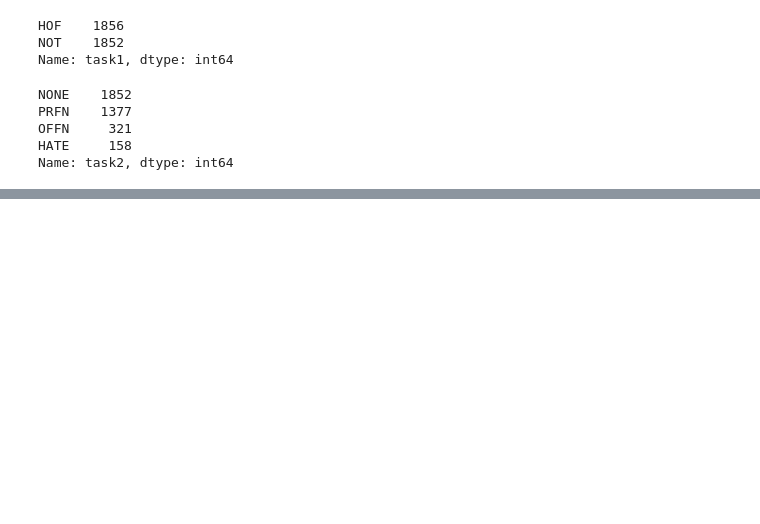
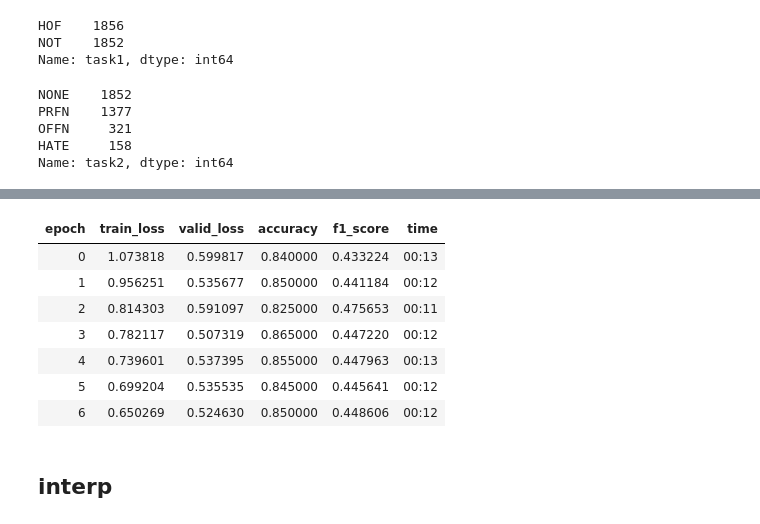
Before and after one commit to tezike/Hasoc, a Jupyter notebook: nbs/main.ipynb, the cells around one changed output, grey strips where cells are left out. Saved outputs shown, nothing was run; the diff lists cells and outputs as text; code cells hidden in the pictures; blank space fills up the shorter version.

```diff
--- a/nbs/main.ipynb
+++ b/nbs/main.ipynb
@@ -106,0 +147,14 @@ learn.validate()
+# %%
+#export
+lr = 4e-4
+
+learn.fit_one_cycle(7, lr, moms=(0.8,0.7,0.8), wd=0.1)
+# %% [output]
+| epoch | train_loss | valid_loss | accuracy | f1_score | time |
+| 0 | 1.073818 | 0.599817 | 0.840000 | 0.433224 | 00:13 |
+| 1 | 0.956251 | 0.535677 | 0.850000 | 0.441184 | 00:12 |
+| 2 | 0.814303 | 0.591097 | 0.825000 | 0.475653 | 00:11 |
+| 3 | 0.782117 | 0.507319 | 0.865000 | 0.447220 | 00:12 |
+| 4 | 0.739601 | 0.537395 | 0.855000 | 0.447963 | 00:13 |
+| 5 | 0.699204 | 0.535535 | 0.845000 | 0.445641 | 00:12 |
+| 6 | 0.650269 | 0.524630 | 0.850000 | 0.448606 | 00:12 |
@@ -106,0 +164,2 @@ learn.validate()
+# %% [markdown]
+## interp
```
Also changed, not shown: parts of 23 cells of this notebook, 7 other files.
